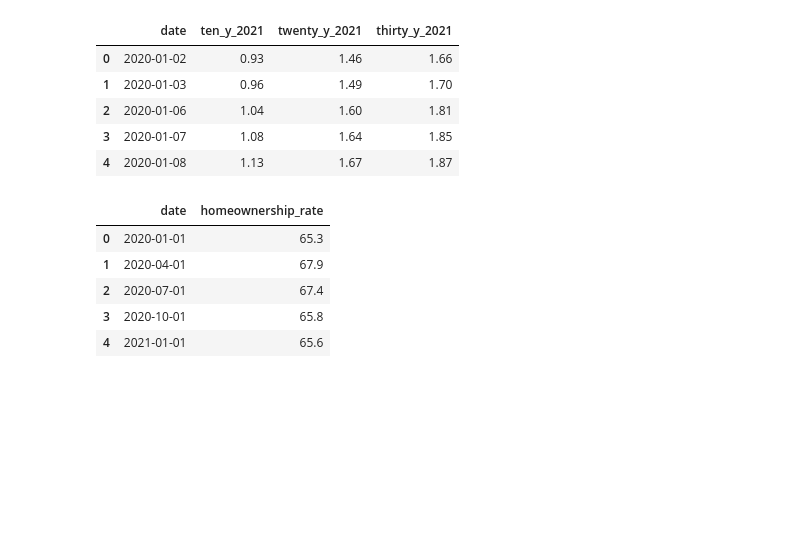
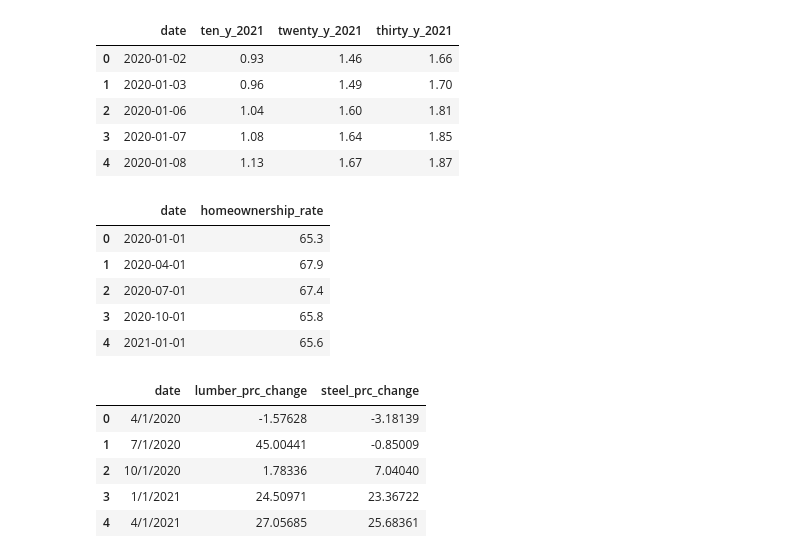
Before and after one commit to chaenii989/Project_2_Impacts_on_US_Housing, a Jupyter notebook: main.ipynb, the cells around one changed output. Cells and saved outputs as stored; diff of their text form; code cells hidden in the pictures; blank space fills up the shorter version.

```diff
--- a/main.ipynb
+++ b/main.ipynb
@@ -25,9 +25,11 @@ Q_steel_percent_df = pd.read_csv(r'https://raw.githubusercontent.com/chaenii989/
 
 home_units_df = pd.read_csv(r'https://raw.githubusercontent.com/chaenii989/Project_2_Impacts_on_US_Housing/main/resources/units_completed_COMPUTNSA.csv')
 
-url1 = "https://raw.githubusercontent.com/chaenii989/Project_2_Impacts_on_US_Housing/main/resources/2020_daily_treasury.csv"
+url1 = (r"https://raw.githubusercontent.com/chaenii989/Project_2_Impacts_on_US_Housing/main/resources/2020_daily_treasury.csv")
 
-url2 = 'https://raw.githubusercontent.com/chaenii989/Project_2_Impacts_on_US_Housing/main/resources/2021_daily_treasary.csv'
+url2 = (r"https://raw.githubusercontent.com/chaenii989/Project_2_Impacts_on_US_Housing/main/resources/2021_daily_treasary.csv")
+
+lumber_steel_df = pd.read_csv(r"https://raw.githubusercontent.com/chaenii989/Project_2_Impacts_on_US_Housing/main/resources/lumber_steel_percent_change.csv")
 # %%
 #Connect to postresql
 engine = create_engine(f'postgresql+psycopg2://{username}:{password}@{host}:{port}/{database}')
@@ -129,3 +133,12 @@ homeownership_rate_df
 | 2 | 2020-07-01 | 67.4 |
 | 3 | 2020-10-01 | 65.8 |
 | 4 | 2021-01-01 | 65.6 |
+# %%
+lumber_steel_df
+# %% [output]
+|  | date | lumber_prc_change | steel_prc_change |
+| 0 | 4/1/2020 | -1.57628 | -3.18139 |
+| 1 | 7/1/2020 | 45.00441 | -0.85009 |
+| 2 | 10/1/2020 | 1.78336 | 7.04040 |
+| 3 | 1/1/2021 | 24.50971 | 23.36722 |
+| 4 | 4/1/2021 | 27.05685 | 25.68361 |
```
Also changed, not shown: parts of 2 cells of this notebook, 16 other files.
